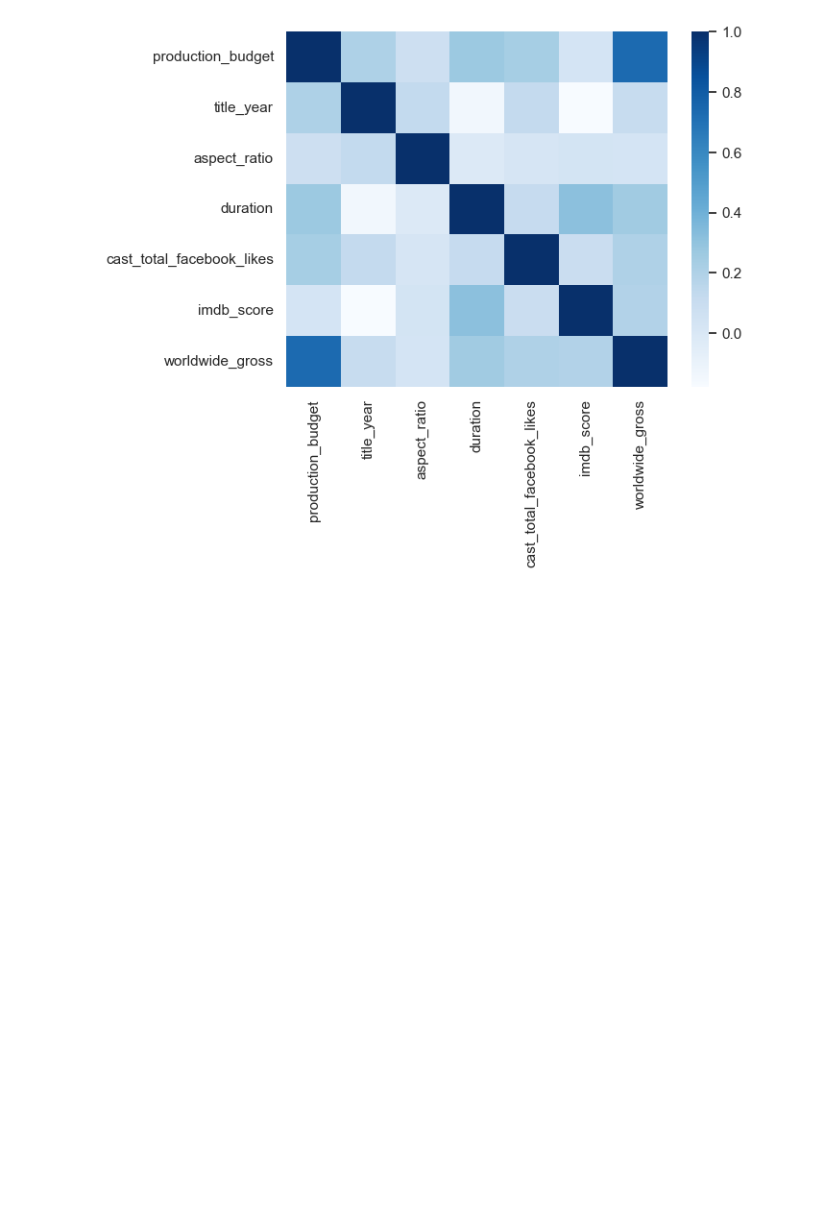
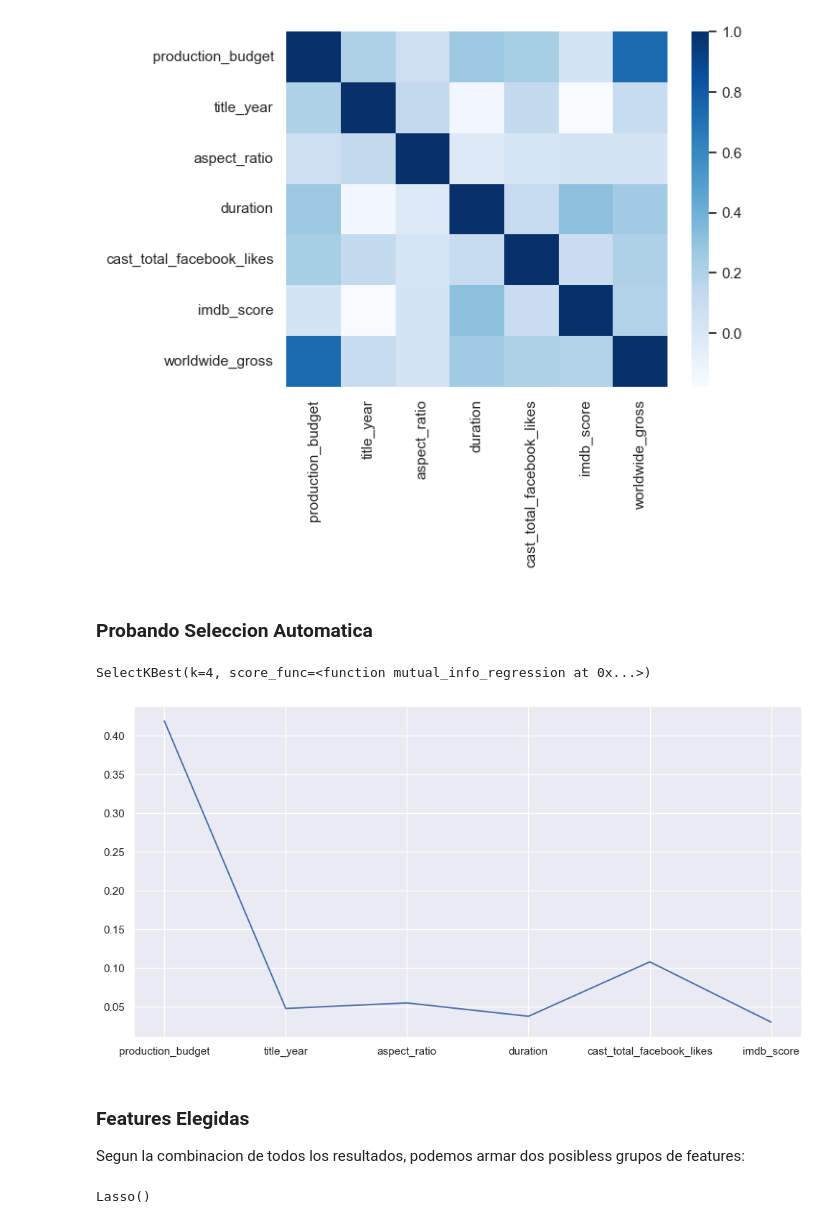
Before and after one commit to dLeandroT/ML_aplicado_recordando, a Jupyter notebook: notebooks/2_Modelado.ipynb, the cells around one changed output. Saved outputs shown, nothing was run; the diff lists cells and outputs as text; code cells hidden in the pictures; blank space fills up the shorter version.

Commit message:
Lista la prueba automatica de seleccion de features

```diff
--- a/notebooks/2_Modelado.ipynb
+++ b/notebooks/2_Modelado.ipynb
@@ -172,3 +157,20 @@ sns.heatmap( (pd.concat([X,y], axis=1).corr()), cmap='Blues' )
 # %% [output]
 <Axes: >
 [figure]
+# %% [markdown]
+### Probando Seleccion Automatica
+# %%
+selector = SelectKBest(mutual_info_regression, k=4)
+selector.fit(X_train, y_train)
+# %% [output]
+SelectKBest(k=4, score_func=<function mutual_info_regression at 0x...>)
+# %%
+scores = selector.scores_
+plt.figure(figsize=(12, 6))
+sns.lineplot(scores)
+plt.xticks(np.arange(6), list(X.columns));
+# %% [output]
+[figure, added]
+# %% [markdown]
+### Features Elegidas
+Segun la combinacion de todos los resultados, podemos armar dos posibless grupos de features:
@@ -174,0 +180,12 @@ sns.heatmap( (pd.concat([X,y], axis=1).corr()), cmap='Blues' )
+# %%
+# Instanciando
+modelo_base = Lasso()
+modelo_F3 = Lasso()
+modelo_F5 = Lasso()
+
+# Entrenando
+modelo_base.fit(X_train, y_train)
+modelo_F3.fit(X_train[F3], y_train)
+modelo_F5.fit(X_train[F5], y_train)
+# %% [output]
+Lasso()
```
Also changed, not shown: parts of 13 cells of this notebook.
